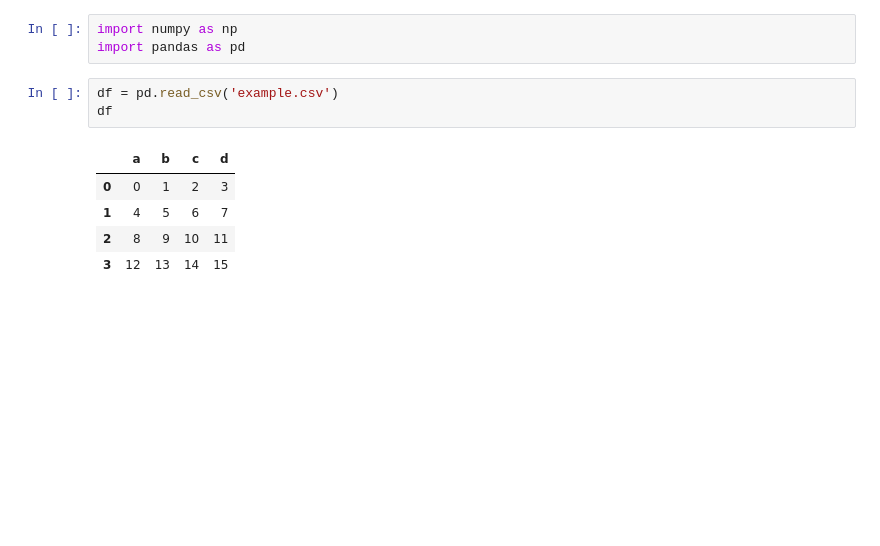
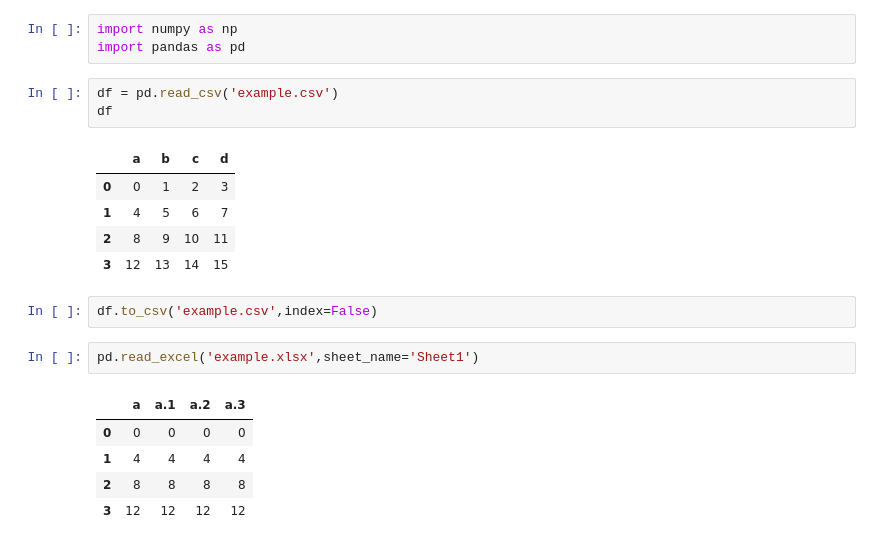
Before and after one commit to tranluongtiensi/datamining, a Jupyter notebook: week2/lab2.ipynb, the cells around one changed output. Saved outputs shown, nothing was run; the diff lists cells and outputs as text; blank space fills up the shorter version.

```diff
--- a/week2/lab2.ipynb
+++ b/week2/lab2.ipynb
@@ -1049,3 +1052,13 @@ df
 | 1 | 4 | 5 | 6 | 7 |
 | 2 | 8 | 9 | 10 | 11 |
 | 3 | 12 | 13 | 14 | 15 |
+# %%
+df.to_csv('example.csv',index=False)
+# %%
+pd.read_excel('example.xlsx',sheet_name='Sheet1')
+# %% [output]
+|  | a | a.1 | a.2 | a.3 |
+| 0 | 0 | 0 | 0 | 0 |
+| 1 | 4 | 4 | 4 | 4 |
+| 2 | 8 | 8 | 8 | 8 |
+| 3 | 12 | 12 | 12 | 12 |
```
Also changed, not shown: parts of 24 cells of this notebook.
